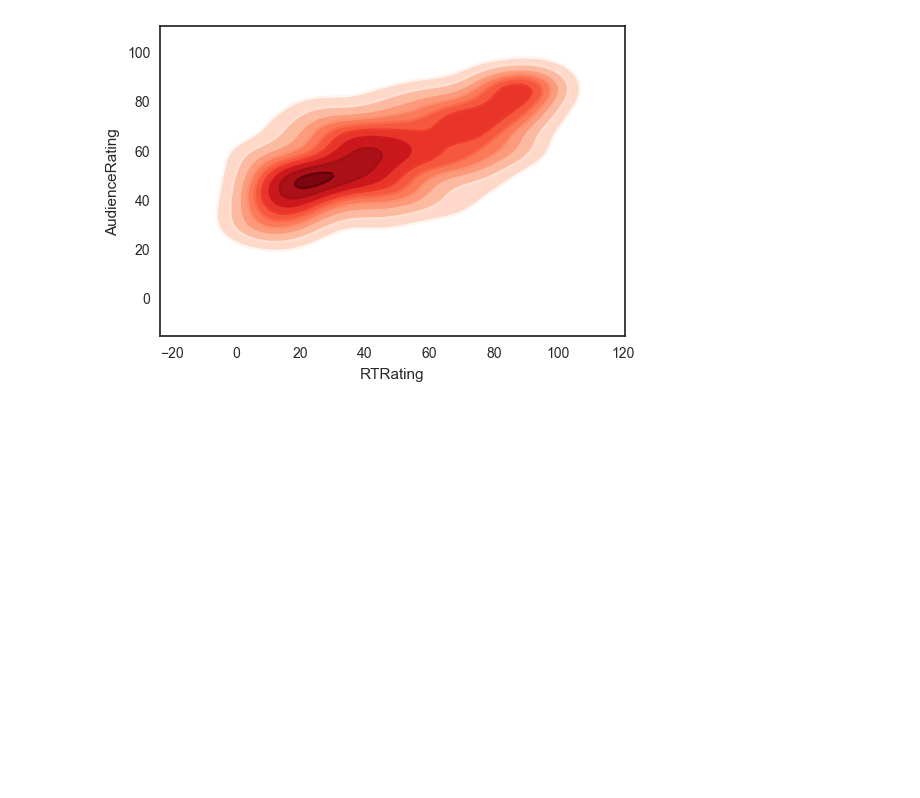
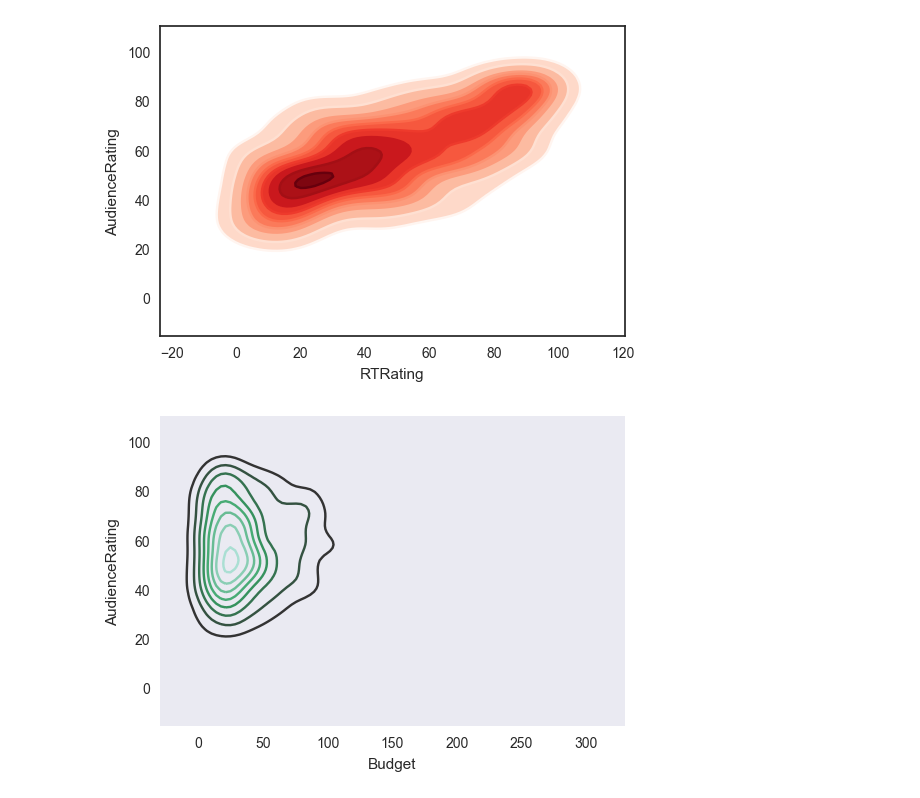
Before and after one commit to epireve/nb-projects, a Jupyter notebook: Movie Ratings Analytics.ipynb, the cells around one changed output. Saved outputs shown, nothing was run; the diff lists cells and outputs as text; code cells hidden in the pictures; blank space fills up the shorter version.

```diff
--- a/Movie Ratings Analytics.ipynb
+++ b/Movie Ratings Analytics.ipynb
@@ -341,3 +341,8 @@ k1 = sns.kdeplot(movies.RTRating, movies.AudienceRating, cmap='Reds') # line to
 k1b = sns.kdeplot(movies.RTRating, movies.AudienceRating, shade=True, shade_lowest=False, cmap='Reds')
 # %% [output]
 [figure]
+# %%
+sns.set_style("dark")
+k2 = sns.kdeplot(movies.Budget, movies.AudienceRating)
+# %% [output]
+[figure, added]
```
Also changed, not shown: parts of 3 cells of this notebook.
